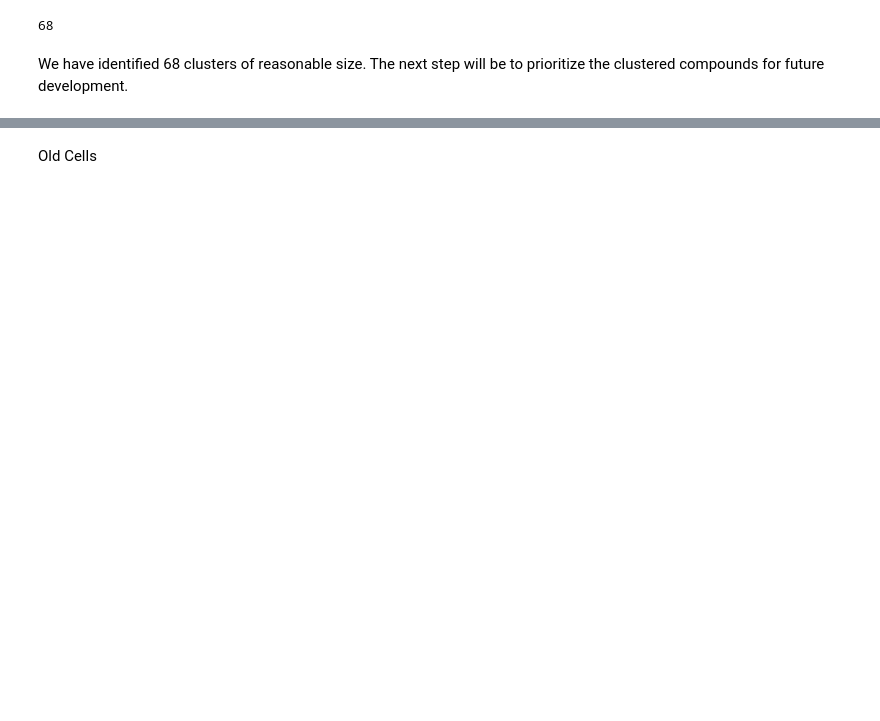
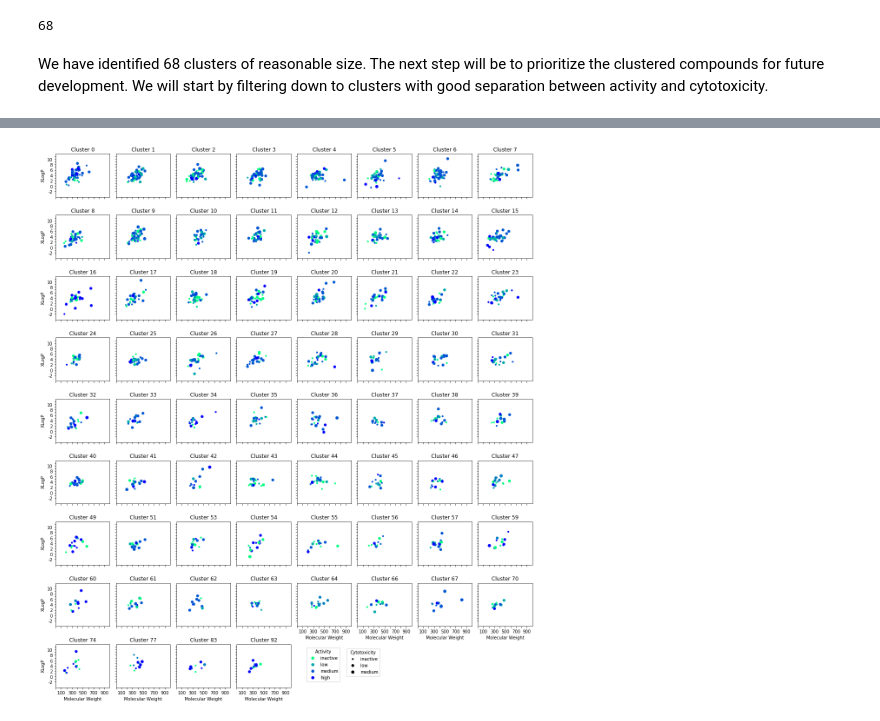
Before and after one commit to jsmith13/cluster-screening, a Jupyter notebook: clusters.ipynb, the cells around one changed output, grey strips where cells are left out. Cells and saved outputs as stored; diff of their text form; code cells hidden in the pictures; blank space fills up the shorter version.

Commit message:
Prioritizing clusters.

```diff
--- a/clusters.ipynb
+++ b/clusters.ipynb
@@ -115,7 +107,7 @@ len(major_clusters)
 # %% [output]
 68
 # %% [markdown]
-We have identified 68 clusters of reasonable size. The next step will be to prioritize the clustered compounds for future development.
+We have identified 68 clusters of reasonable size. The next step will be to prioritize the clustered compounds for future development. We will start by filtering down to clusters with good separation between activity and cytotoxicity.
 # %%
 ## plot clusters independently
 # create a grid of axes
@@ -134,12 +126,11 @@ for i in range(len(clustered_data["cluster"].unique())):
     cluster_data = clustered_data[clustered_data["cluster"] == np.sort(clustered_data["cluster"].unique())[i]]
 
     # add a scatterplot for the current cluster
-    # save the scatterplot artist for legend generation
     axs.flat[i].scatter(cluster_data["Molecular Weight"], cluster_data["XLogP"],
           c = cluster_data["activity levels"].cat.codes, s = (cluster_data["cytotoxicity"].cat.codes + 1) * 10, cmap = "winter_r")
 
     # add title to the subplot
-    axs.flat[i].set_title("Cluster %s" %np.sort(clustered_data["cluster"].unique())[i])
+    axs.flat[i].set_title("Cluster %s" %int(np.sort(clustered_data["cluster"].unique())[i]))
 
     # set scale and tick marks
     axs.flat[i].set_xlim([0, 1000])
@@ -163,13 +154,15 @@ for i in axs[:, 0]:
     i.set_yticklabels([str(i) if i%2 == 0 else "" for i in range(-2, 12)])
 
 # add legends for color and size
-#color_legend = fig.legend(scatter[3].legend_elements(prop = "colors")[0], cluster_data["activity levels"].cat.categories,
-#                          loc = [0.82, 0.20], title = "Activity")
-#fig.add_artist(color_legend)
-#size_legend = fig.legend(scatter[0].legend_elements(prop = "sizes")[0], cluster_data["cytotoxicity"].cat.categories,
-#                         loc = [0.82, 0.06], title = "Cytotoxicity")
-#fig.add_artist(size_legend)
-
+dummy = plt.scatter(clustered_data["Molecular Weight"], clustered_data["XLogP"],
+    c = clustered_data["activity levels"].cat.codes, s = (clustered_data["cytotoxicity"].cat.codes + 1) * 10, cmap = "winter_r")
+color_legend = fig.legend(dummy.legend_elements(prop = "colors")[0], cluster_data["activity levels"].cat.categories,
+                          loc = [0.54, 0.04], title = "Activity")
+fig.add_artist(color_legend)
+size_legend = fig.legend(dummy.legend_elements(prop = "sizes")[0], cluster_data["cytotoxicity"].cat.categories,
+                         loc = [0.62, 0.05], title = "Cytotoxicity")
+fig.add_artist(size_legend)
+dummy.remove()
 
 # display the figure
 fig.show()
@@ -179,2 +170 @@ fig.show()
+[figure, added]
-# %% [markdown]
-Old Cells
```
Also changed, not shown: parts of 18 cells of this notebook.
